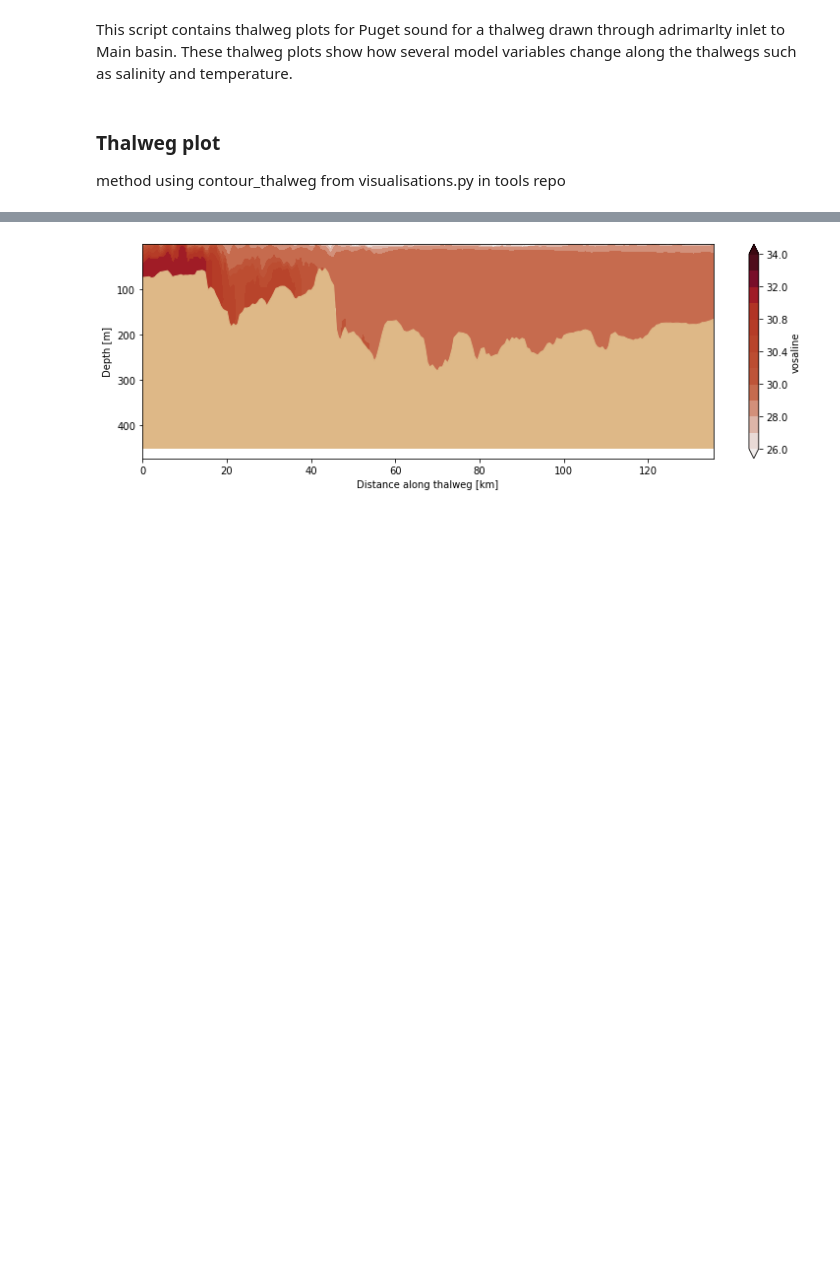
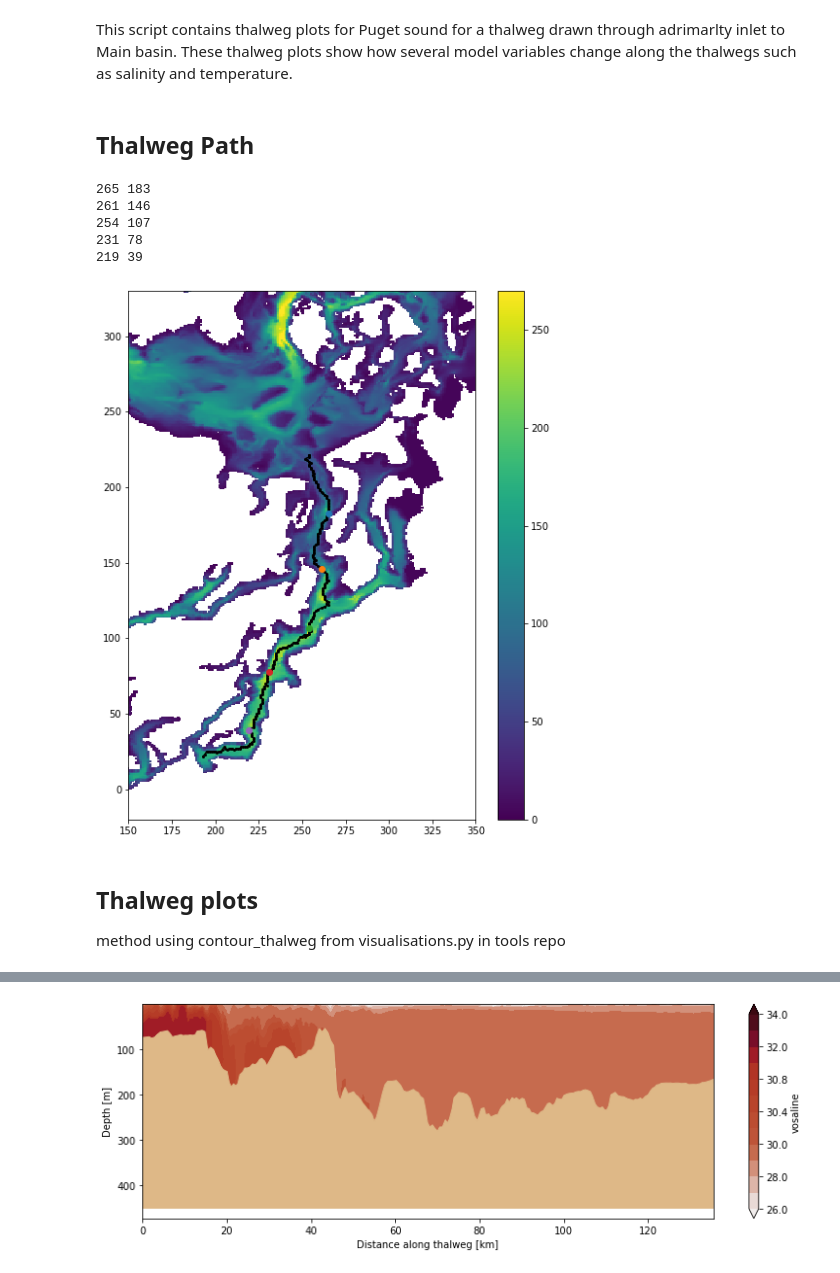
Before and after one commit to SalishSeaCast/analysis-keegan, a Jupyter notebook: notebooks/Thalweg_work/Puget_Thalweg_Plotting.ipynb, the cells around one changed output, grey strips where cells are left out. Cells and saved outputs as stored; diff of their text form; code cells hidden in the pictures; blank space fills up the shorter version.

```diff
--- a/notebooks/Thalweg_work/Puget_Thalweg_Plotting.ipynb
+++ b/notebooks/Thalweg_work/Puget_Thalweg_Plotting.ipynb
@@ -14,8 +15,34 @@ import cmocean
 #Try changing things, try looking at the model output, and try comparing output from different times.
 #In the 2018 files you have the years 2015-2018
 #There is this star thing that people use in terminal (*) That is useful for finding files and you should try and find that.
+# %% [markdown]
+## Thalweg Path
+# %%
+grid = nc.Dataset('/data/nsoontie/MEOPAR/NEMO-forcing/grid/bathymetry_201702.nc','r')
+bathy = grid.variables['Bathymetry'][:,:]
+thalweg = np.loadtxt('puget_thalweg.txt', delimiter=' ', dtype=int)
+# %%
+fig,ax = plt.subplots(1,1,figsize=(8,10))
+cmin=0; cmax=270;
+ps=ax.pcolormesh(bathy,vmin=cmin,vmax=cmax,cmap='viridis') # This will have to be changed in orderto get a clearer view of the Puget thalweg.
+fig.colorbar(ps)
+
+ax.plot(thalweg[:,1]+1,thalweg[:,0]+1,marker='o',color='k',MarkerSize=2)
+ax.set_xlim(150,350)
+ax.set_ylim(-20,330)
+
+for k in range (1,6):
+    pylab.plot(thalweg[k*39,1]+1, thalweg[k*39,0]+1,'o')
+    print(thalweg[k*39,1] + 1, thalweg[k*39,0] + 1)
+# %% [output]
+265 183
+261 146
+254 107
+231 78
+219 39
+[figure, added]
 # %% [markdown]
-### Thalweg plot
+## Thalweg plots
   method using contour_thalweg from visualisations.py in tools repo
 # %%
 #open bathy file and meshmask
```
Also changed, not shown: parts of 10 cells of this notebook, 5 other files.
